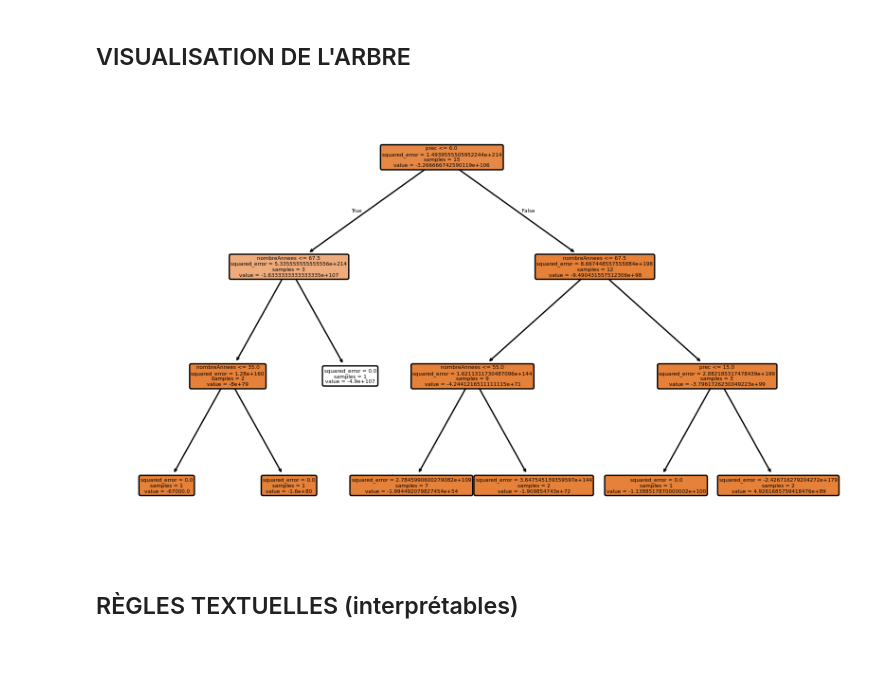
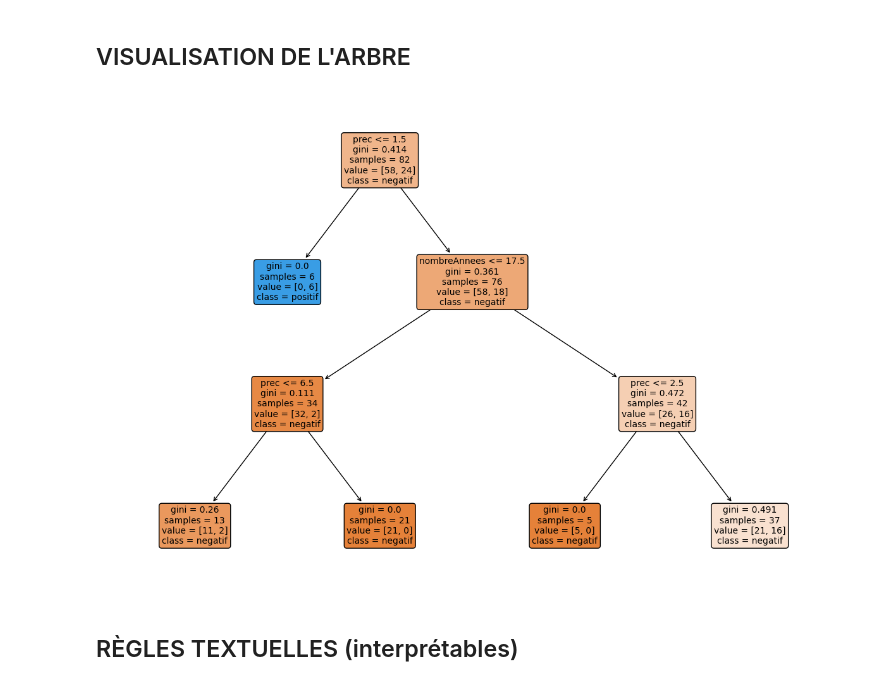
Before and after one commit to theohebert/rep-ti, a Jupyter notebook: banking_problem/analyse.ipynb, the cells around one changed output. Cells and saved outputs as stored; diff of their text form; code cells hidden in the pictures; blank space fills up the shorter version.

```diff
--- a/banking_problem/analyse.ipynb
+++ b/banking_problem/analyse.ipynb
@@ -22,6 +24,8 @@ df.head()
 # %%
 X = df[["nombreAnnees","prec"]]
-y = df["monnaie"]
+df["signe_monnaie"] = df["monnaie"].apply(lambda x: "positif" if x>=1 else "negatif")
+y = df["signe_monnaie"]
+
 
 X_train, X_test, y_train, y_test = train_test_split(X, y, test_size=0.25, random_state=0)
 # %% [markdown]
@@ -29,9 +35,10 @@ X_train, X_test, y_train, y_test = train_test_split(X, y, test_size=0.25, random
 # %%
-model = DecisionTreeRegressor(max_depth=3, random_state=0)
+model = DecisionTreeClassifier(max_depth=3, random_state=0)
 model.fit(X_train, y_train)
 
 y_pred = model.predict(X_test)
 
-print("MSE :", mean_squared_error(y_test, y_pred))
-print("R2  :", r2_score(y_test, y_pred))
+print("Accuracy :", accuracy_score(y_test, y_pred))
+print("Confusion matrix:\n", confusion_matrix(y_test, y_pred))
+print(classification_report(y_test, y_pred))
 # %% [output]
@@ -40,11 +57,19 @@ R2  : -5.337380541807793e+53
 # %% [markdown]
 ## VISUALISATION DE L'ARBRE
 # %%
-plt.figure(figsize=(10,6))
-plot_tree(model, feature_names=X.columns, filled=True, rounded=True)
+plt.figure(figsize=(12,8), dpi=100)
+plot_tree(
+    model,
+    feature_names=X.columns,
+    class_names=[str(c) for c in model.classes_],
+    filled=True,
+    rounded=True,
+    fontsize=10
+)
+plt.tight_layout()
 plt.show()
 # %% [output]
-[figure, old version]
+[figure, new version]
 # %% [markdown]
 ## RÈGLES TEXTUELLES (interprétables)
 # %%
```
Also changed, not shown: parts of 7 cells of this notebook, 5 other files.
